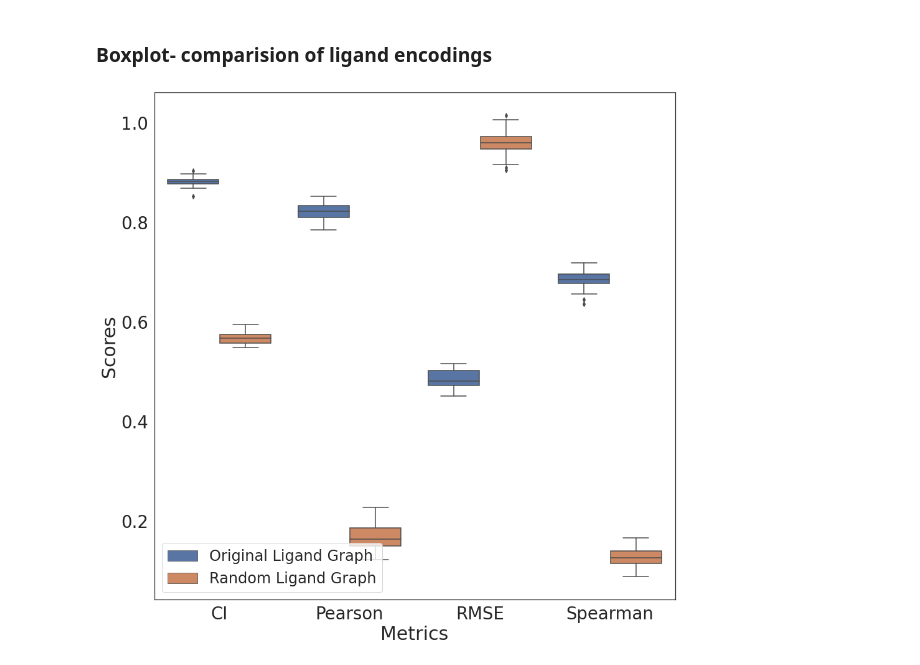
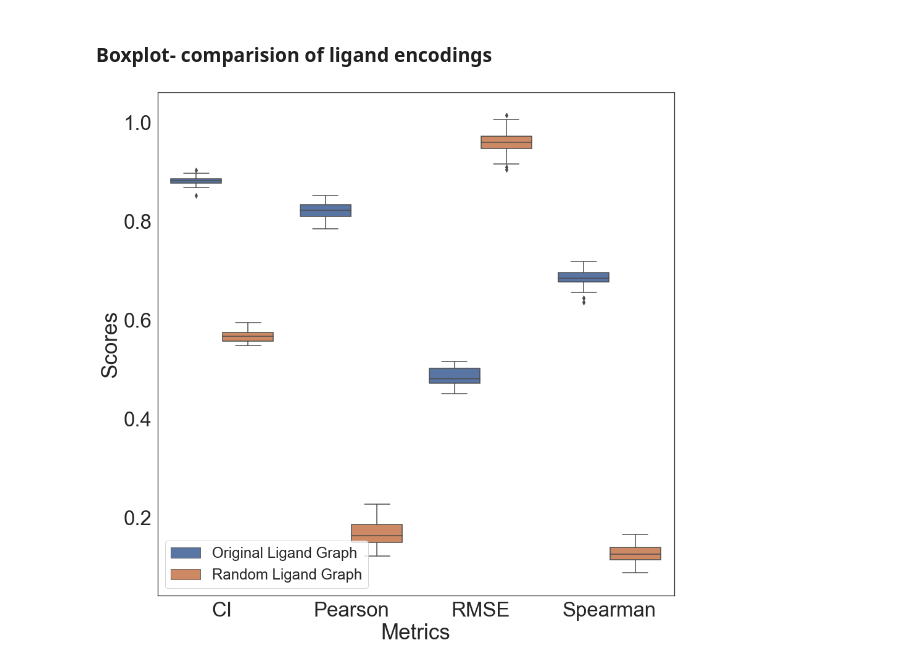
Before and after one commit to meyresearch/DL_protein_ligand_affinity, a Jupyter notebook: main/Figures/Boxplots-proteins+ligands-Davis.ipynb, the cells around one changed output. Cells and saved outputs as stored; diff of their text form; code cells hidden in the pictures.

```diff
--- a/main/Figures/Boxplots-proteins+ligands-Davis.ipynb
+++ b/main/Figures/Boxplots-proteins+ligands-Davis.ipynb
@@ -12,12 +12,12 @@ import pickle
 # %% [markdown]
 ### Load data for the plots
 # %%
-pcons_res=pd.read_csv('results_figures/pconsc4_original_davis_data.csv')
-esm_res=pd.read_csv('results_figures/esm_original_davis_data.csv')
-alpha_res=pd.read_csv('results_figures/alphafold_original_davis_data.csv')
-random_res=pd.read_csv('results_figures/rand_original_davis_data.csv')
-rand_mol_res=pd.read_csv('results_figures/pconcs4_random_davis_data.csv')
-pcons_res_mol=pd.read_csv('results_figures/pconcs4_original_ligand_davis_data.csv')
+pcons_res=pd.read_csv('davis_figures_data/pconsc4_original_davis_data.csv')
+esm_res=pd.read_csv('davis_figures_data/esm_original_davis_data.csv')
+alpha_res=pd.read_csv('davis_figures_data/alphafold_original_davis_data.csv')
+random_res=pd.read_csv('davis_figures_data/rand_original_davis_data.csv')
+rand_mol_res=pd.read_csv('davis_figures_data/pconcs4_random_davis_data.csv')
+pcons_res_mol=pd.read_csv('davis_figures_data/pconcs4_original_ligand_davis_data.csv')
 vertical_stack1 = pd.concat([pcons_res, esm_res,alpha_res,random_res], axis=0)
 df_melted1 = pd.melt(vertical_stack1, id_vars=["cmap"], value_vars=["CI", "Pearson",'RMSE','Spearman'])
 # rand_mol_res=pd.read_csv('data_plots/random_mol_data.csv')
@@ -60,7 +60,7 @@ def adjust_box_widths(g, fac):
                     if np.all(l.get_xdata() == [xmin, xmax]):
                         l.set_xdata([xmin_new, xmax_new])
 # %%
-sns.set(font_scale = 2.5,style="white")
+sns.set(font_scale = 3,style="white")
 # %% [markdown]
 ### Boxplot- comparision of protein encodings from various contact map techniques
 # %%
@@ -87,19 +87,19 @@ fig.savefig(os.path.join('results_plots_davis',  'boxplot_proteins' + '.svg'), d
 # %%
 fig = plt.figure(figsize=(15, 15))
 
 adjust_box_widths(fig, 1.2)
 hue_order=['Original Ligand Graph','Random Ligand Graph']
 order = ["CI", "Pearson",'RMSE','Spearman']
 
 ax =  sns.boxplot(x='variable', y='value',hue='cmap', data=df_melted2, order=order,  hue_order=hue_order)
 
-ax.set_xlabel('Metrics',fontsize=30)
-ax.set_ylabel('Scores',fontsize=30)
+ax.set_xlabel('Metrics',fontsize=35)
+ax.set_ylabel('Scores',fontsize=35)
 
-plt.legend(loc='lower left',fontsize=24)
+plt.legend(loc='lower left',fontsize=35)
 
 fig.savefig(os.path.join('results_plots_davis',  'boxplot_ligands' + '.png'), dpi=500, bbox_inches='tight')
 fig.savefig(os.path.join('results_plots_davis',  'boxplot_ligands' + '.pdf'), dpi=500, bbox_inches='tight')
 fig.savefig(os.path.join('results_plots_davis',  'boxplot_ligands' + '.svg'), dpi=500, bbox_inches='tight')
 # %% [output]
-[figure, old version]
+[figure, new version]
```
Also changed, not shown: parts of 1 cell of this notebook, 1 other file.
